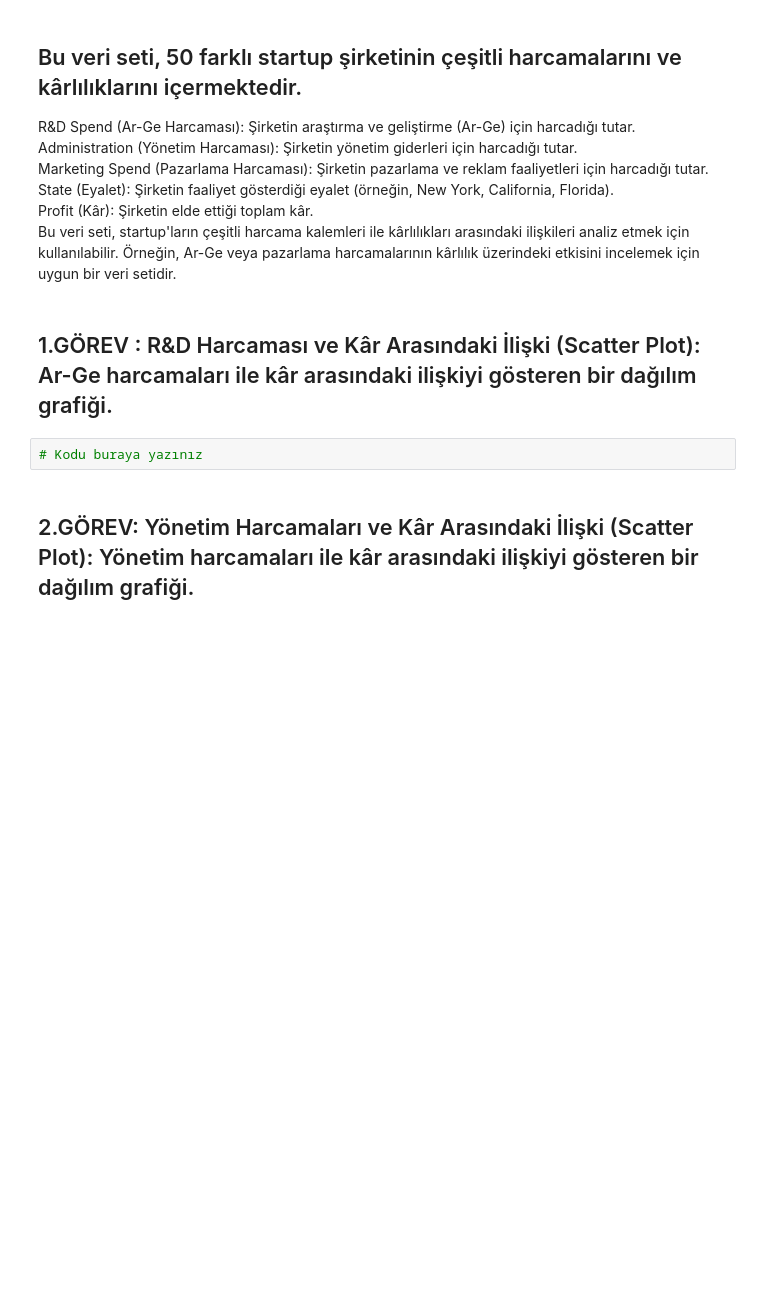
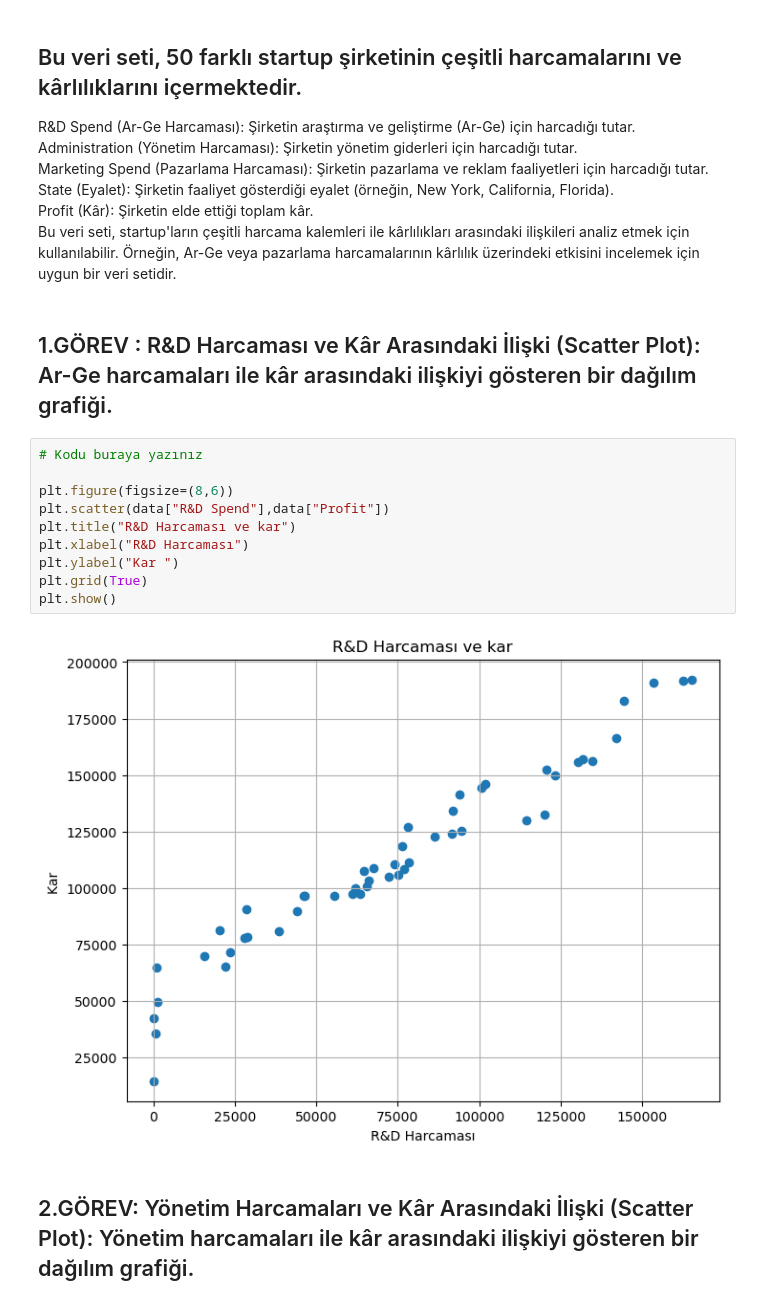
Before and after one commit to zeyneptekkk/Bootcamp_Techcareer_VeriBilmi, a Jupyter notebook: Data Science Ödev dosyası 1/Ödev 2/Veri_Görsellestirme_odevi.ipynb, the cells around one changed output. Saved outputs shown, nothing was run; the diff lists cells and outputs as text; blank space fills up the shorter version.

```diff
--- a/Data Science Ödev dosyası 1/Ödev 2/Veri_Görsellestirme_odevi.ipynb
+++ b/Data Science Ödev dosyası 1/Ödev 2/Veri_Görsellestirme_odevi.ipynb
@@ -27,6 +27,16 @@ Bu veri seti, startup'ların çeşitli harcama kalemleri ile kârlılıkları ar
 ## 1.GÖREV : R&D Harcaması ve Kâr Arasındaki İlişki (Scatter Plot): Ar-Ge harcamaları ile kâr arasındaki ilişkiyi gösteren bir dağılım grafiği.
 # %%
 # Kodu buraya yazınız
+
+plt.figure(figsize=(8,6))
+plt.scatter(data["R&D Spend"],data["Profit"])
+plt.title("R&D Harcaması ve kar")
+plt.xlabel("R&D Harcaması")
+plt.ylabel("Kar ")
+plt.grid(True)
+plt.show()
+# %% [output]
+[figure, added]
 # %% [markdown]
 ## 2.GÖREV: Yönetim Harcamaları ve Kâr Arasındaki İlişki (Scatter Plot): Yönetim harcamaları ile kâr arasındaki ilişkiyi gösteren bir dağılım grafiği.
 # %%
```
Also changed, not shown: parts of 3 cells of this notebook.
